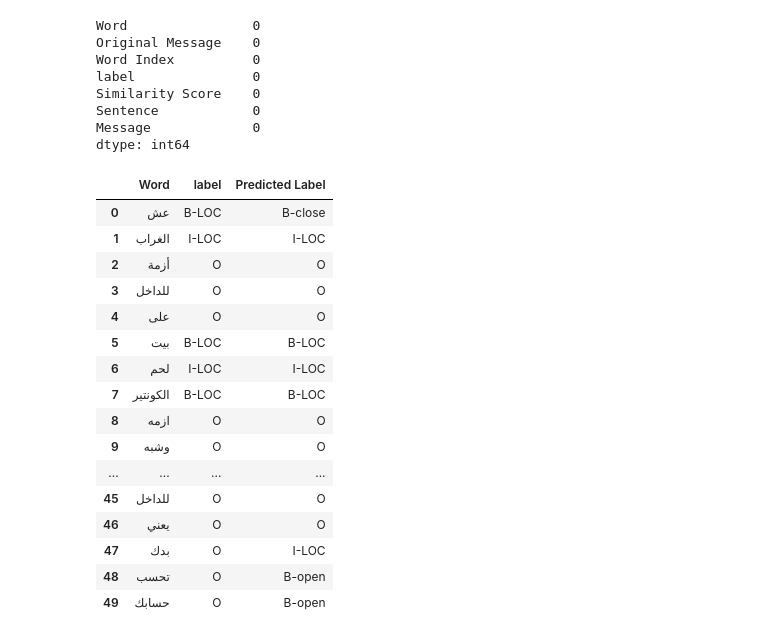
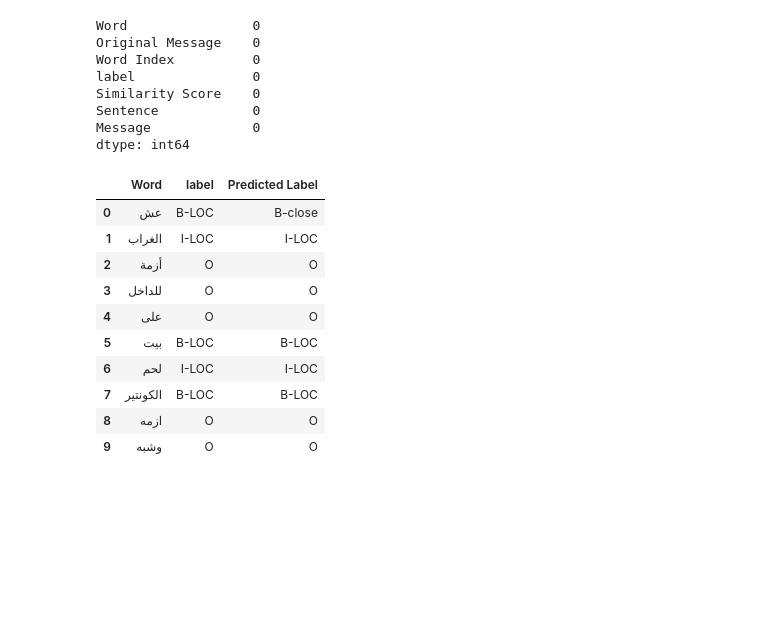
Before and after one commit to ehabsuliman/ROADWATCH, a Jupyter notebook: Test-Model/test-model.ipynb, the cells around one changed output. Drawn from its saved outputs; the diff is of its cells as text; code cells hidden in the pictures; blank space fills up the shorter version.

```diff
--- a/Test-Model/test-model.ipynb
+++ b/Test-Model/test-model.ipynb
@@ -211,22 +211,16 @@ decoded_predictions = label_encoder.inverse_transform(predictions)
 # %%
 tokenized_df['Predicted Label'] = decoded_predictions
 # %%
-tokenized_df[['Word', 'label', 'Predicted Label']].head(50)
+tokenized_df[['Word', 'label', 'Predicted Label']].head(10)
 # %% [output]
 |  | Word | label | Predicted Label |
 | 0 | عش | B-LOC | B-close |
 | 1 | الغراب | I-LOC | I-LOC |
 | 2 | أزمة | O | O |
 | 3 | للداخل | O | O |
 | 4 | على | O | O |
 | 5 | بيت | B-LOC | B-LOC |
 | 6 | لحم | I-LOC | I-LOC |
 | 7 | الكونتير | B-LOC | B-LOC |
 | 8 | ازمه | O | O |
 | 9 | وشبه | O | O |
-| ... | ... | ... | ... |
-| 45 | للداخل | O | O |
-| 46 | يعني | O | O |
-| 47 | بدك | O | I-LOC |
-| 48 | تحسب | O | B-open |
-| 49 | حسابك | O | B-open |
```
Also changed, not shown: parts of 3 cells of this notebook.
